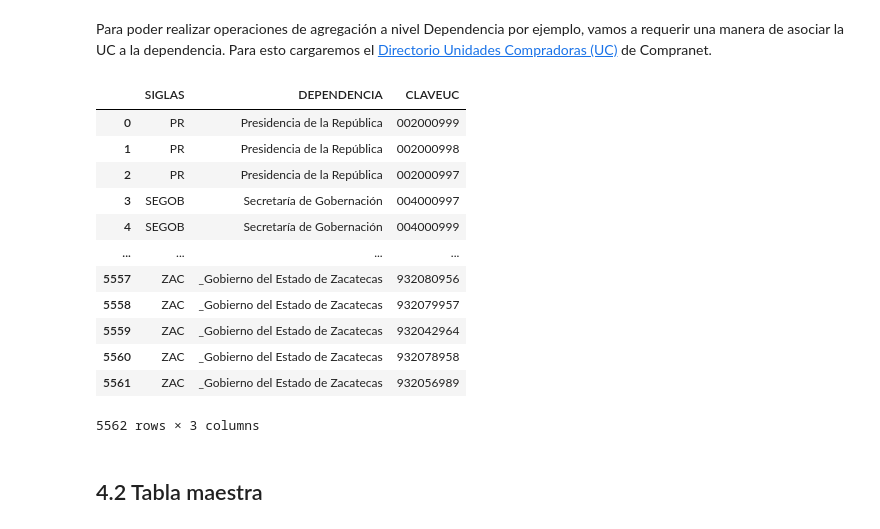
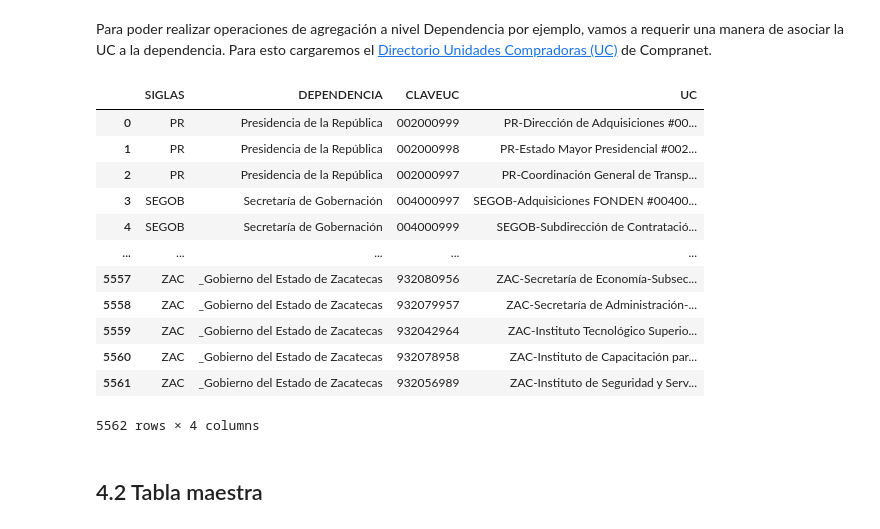
Before and after one commit to imco/IRC, a Jupyter notebook: notebooks/IRC_v2.ipynb, the cells around one changed output. Saved outputs shown, nothing was run; the diff lists cells and outputs as text; code cells hidden in the pictures.

Commit message:
Add UC name to IRC tables

```diff
--- a/notebooks/IRC_v2.ipynb
+++ b/notebooks/IRC_v2.ipynb
@@ -1826,31 +1826,32 @@ Para poder realizar operaciones de agregación a nivel Dependencia por ejemplo,
 # %%
 uc_colmap = {
     'Siglas de la Institución': 'SIGLAS',
     'Institución': 'DEPENDENCIA',
-    'Clave de la UC': 'CLAVEUC'
+    'Clave de la UC': 'CLAVEUC',
+    'Nombre de la UC': 'UC'
 }
 
 df_uc = pd.read_excel(db_path + '/UC_200629060540.xlsx',
                       encoding='iso-8859-1',
                       usecols=uc_colmap.keys())
 
 df_uc.rename(inplace=True, columns=uc_colmap)
 df_uc.to_csv(db_path + '/UC_200629060540.csv', sep=';', index=False)
 df_uc
 # %% [output]
-|  | SIGLAS | DEPENDENCIA | CLAVEUC |
-| 0 | PR | Presidencia de la República | 002000999 |
-| 1 | PR | Presidencia de la República | 002000998 |
-| 2 | PR | Presidencia de la República | 002000997 |
-| 3 | SEGOB | Secretaría de Gobernación | 004000997 |
-| 4 | SEGOB | Secretaría de Gobernación | 004000999 |
-| ... | ... | ... | ... |
-| 5557 | ZAC | _Gobierno del Estado de Zacatecas | 932080956 |
-| 5558 | ZAC | _Gobierno del Estado de Zacatecas | 932079957 |
-| 5559 | ZAC | _Gobierno del Estado de Zacatecas | 932042964 |
-| 5560 | ZAC | _Gobierno del Estado de Zacatecas | 932078958 |
-| 5561 | ZAC | _Gobierno del Estado de Zacatecas | 932056989 |
+|  | SIGLAS | DEPENDENCIA | CLAVEUC | UC |
+| 0 | PR | Presidencia de la República | 002000999 | PR-Dirección de Adquisiciones #00... |
+| 1 | PR | Presidencia de la República | 002000998 | PR-Estado Mayor Presidencial #002... |
+| 2 | PR | Presidencia de la República | 002000997 | PR-Coordinación General de Transp... |
+| 3 | SEGOB | Secretaría de Gobernación | 004000997 | SEGOB-Adquisiciones FONDEN #00400... |
+| 4 | SEGOB | Secretaría de Gobernación | 004000999 | SEGOB-Subdirección de Contratació... |
+| ... | ... | ... | ... | ... |
+| 5557 | ZAC | _Gobierno del Estado de Zacatecas | 932080956 | ZAC-Secretaría de Economía-Subsec... |
+| 5558 | ZAC | _Gobierno del Estado de Zacatecas | 932079957 | ZAC-Secretaría de Administración-... |
+| 5559 | ZAC | _Gobierno del Estado de Zacatecas | 932042964 | ZAC-Instituto Tecnológico Superio... |
+| 5560 | ZAC | _Gobierno del Estado de Zacatecas | 932078958 | ZAC-Instituto de Capacitación par... |
+| 5561 | ZAC | _Gobierno del Estado de Zacatecas | 932056989 | ZAC-Instituto de Seguridad y Serv... |
-5562 rows × 3 columns
+5562 rows × 4 columns
 # %% [markdown]
 ## 4.2 Tabla maestra
 # %% [markdown]
```
Also changed, not shown: parts of 5 cells of this notebook.
